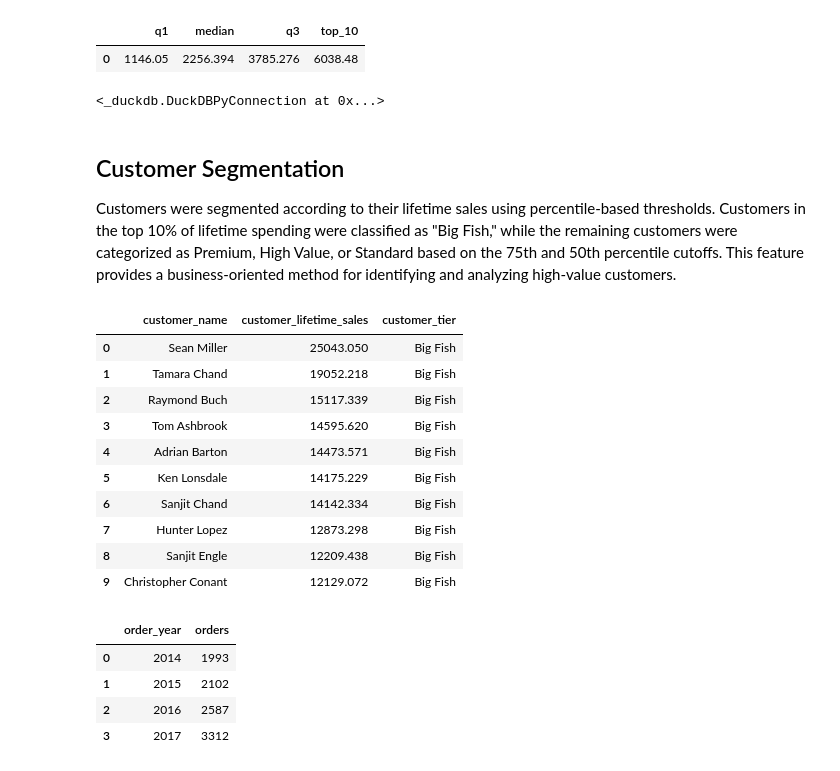
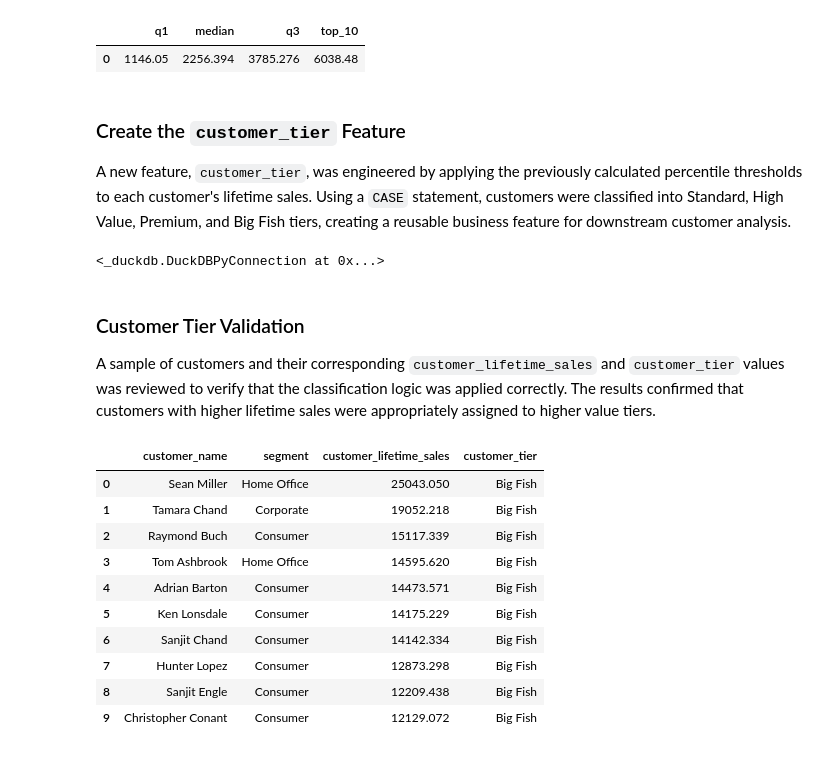
Before and after one commit to danigeiger/e_commerce_duckdb_project, a Jupyter notebook: notebooks/02_duckdb_feature_engineering.ipynb, the cells around one changed output. Drawn from its saved outputs; the diff is of its cells as text; code cells hidden in the pictures.

```diff
--- a/notebooks/02_duckdb_feature_engineering.ipynb
+++ b/notebooks/02_duckdb_feature_engineering.ipynb
@@ -191,6 +231,10 @@ FROM (
 # %% [output]
 |  | q1 | median | q3 | top_10 |
 | 0 | 1146.05 | 2256.394 | 3785.276 | 6038.48 |
+# %% [markdown]
+### Create the `customer_tier` Feature
+
+A new feature, `customer_tier`, was engineered by applying the previously calculated percentile thresholds to each customer's lifetime sales. Using a `CASE` statement, customers were classified into Standard, High Value, Premium, and Big Fish tiers, creating a reusable business feature for downstream customer analysis.
 # %%
 con.execute("""
 CREATE OR REPLACE VIEW superstore_features AS
@@ -218,43 +262,29 @@ FROM (
 # %% [output]
 <_duckdb.DuckDBPyConnection at 0x...>
 # %% [markdown]
-## Customer Segmentation
+### Customer Tier Validation
 
-Customers were segmented according to their lifetime sales using percentile-based thresholds. Customers in the top 10% of lifetime spending were classified as "Big Fish," while the remaining customers were categorized as Premium, High Value, or Standard based on the 75th and 50th percentile cutoffs. This feature provides a business-oriented method for identifying and analyzing high-value customers.
+A sample of customers and their corresponding `customer_lifetime_sales` and `customer_tier` values was reviewed to verify that the classification logic was applied correctly. The results confirmed that customers with higher lifetime sales were appropriately assigned to higher value tiers.
 # %%
 con.execute('''
 SELECT DISTINCT
         customer_name,
+        segment,
         customer_lifetime_sales,
         customer_tier
 FROM superstore_features
 ORDER BY customer_lifetime_sales DESC
 LIMIT 10;
 ''').df()
 # %% [output]
-|  | customer_name | customer_lifetime_sales | customer_tier |
-| 0 | Sean Miller | 25043.050 | Big Fish |
-| 1 | Tamara Chand | 19052.218 | Big Fish |
-| 2 | Raymond Buch | 15117.339 | Big Fish |
-| 3 | Tom Ashbrook | 14595.620 | Big Fish |
-| 4 | Adrian Barton | 14473.571 | Big Fish |
-| 5 | Ken Lonsdale | 14175.229 | Big Fish |
-| 6 | Sanjit Chand | 14142.334 | Big Fish |
-| 7 | Hunter Lopez | 12873.298 | Big Fish |
-| 8 | Sanjit Engle | 12209.438 | Big Fish |
-| 9 | Christopher Conant | 12129.072 | Big Fish |
+|  | customer_name | segment | customer_lifetime_sales | customer_tier |
+| 0 | Sean Miller | Home Office | 25043.050 | Big Fish |
+| 1 | Tamara Chand | Corporate | 19052.218 | Big Fish |
+| 2 | Raymond Buch | Consumer | 15117.339 | Big Fish |
+| 3 | Tom Ashbrook | Home Office | 14595.620 | Big Fish |
+| 4 | Adrian Barton | Consumer | 14473.571 | Big Fish |
+| 5 | Ken Lonsdale | Consumer | 14175.229 | Big Fish |
+| 6 | Sanjit Chand | Consumer | 14142.334 | Big Fish |
+| 7 | Hunter Lopez | Consumer | 12873.298 | Big Fish |
+| 8 | Sanjit Engle | Consumer | 12209.438 | Big Fish |
+| 9 | Christopher Conant | Consumer | 12129.072 | Big Fish |
-# %%
-con.execute('''
-SELECT
-    order_year,
-    COUNT(*) AS orders
-FROM superstore_features
-GROUP BY order_year
-ORDER BY order_year;
-''').df()
-# %% [output]
-|  | order_year | orders |
-| 0 | 2014 | 1993 |
-| 1 | 2015 | 2102 |
-| 2 | 2016 | 2587 |
-| 3 | 2017 | 3312 |
```
Also changed, not shown: parts of 18 cells of this notebook.
